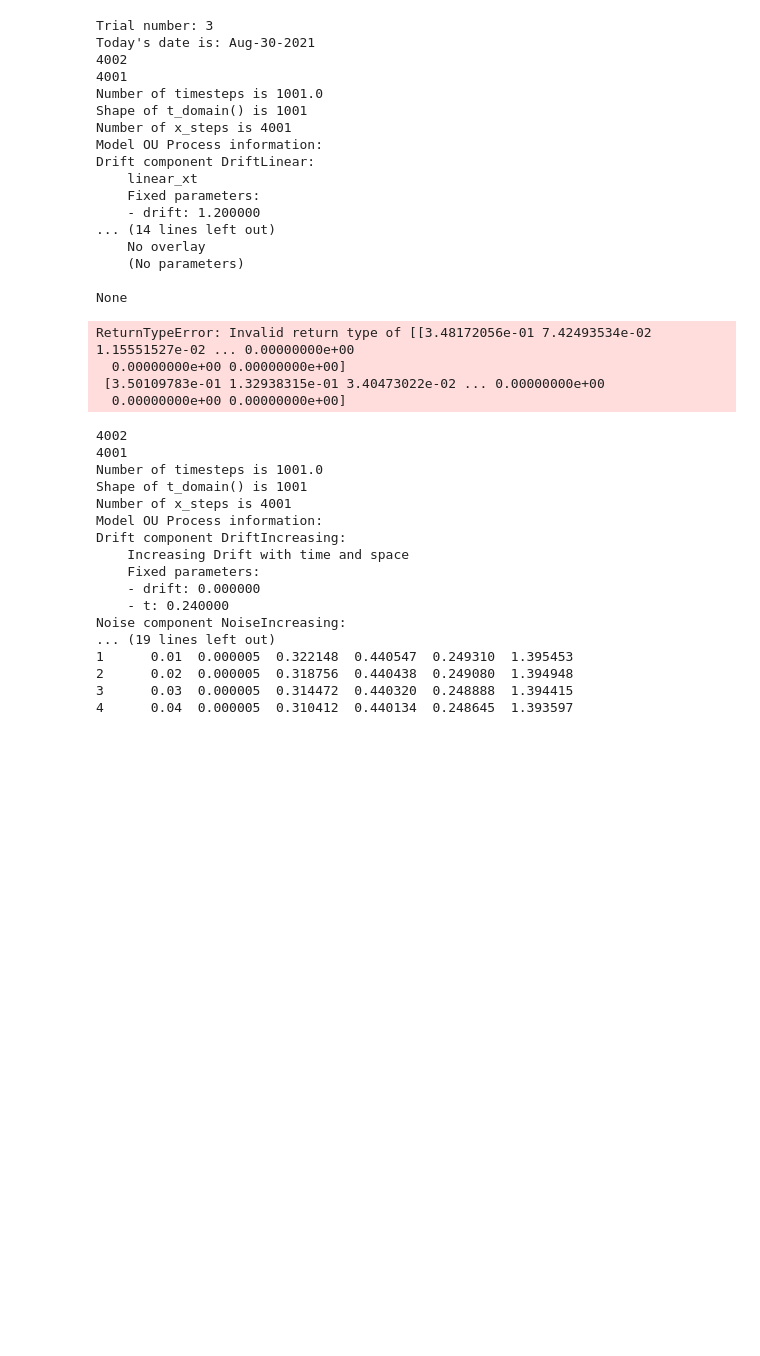
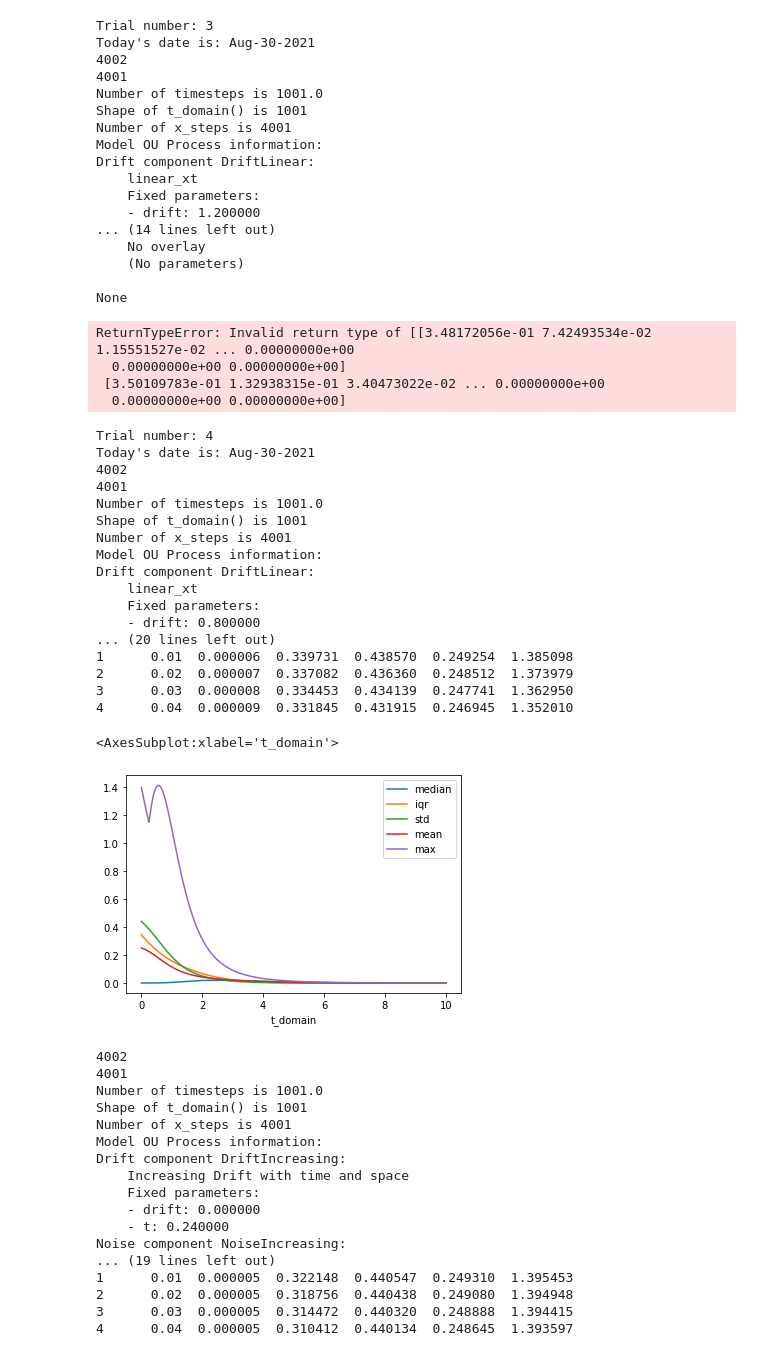
Before and after one commit to OmkarMehta/SSFwithNODE, a Jupyter notebook: pyddm-exploration/pyddm_understanding.ipynb, the cells around one changed output. Cells and saved outputs as stored; diff of their text form; code cells hidden in the pictures; blank space fills up the shorter version.

```diff
--- a/pyddm-exploration/pyddm_understanding.ipynb
+++ b/pyddm-exploration/pyddm_understanding.ipynb
@@ -693,7 +693,7 @@ ReturnTypeError: Invalid return type of [[3.48172056e-01 7.42493534e-02 1.155515
   0.00000000e+00 0.00000000e+00]
 # %%
 # Trial 4: 8-30
-## Unstable Integrator: drift = DriftLinear(drift=1.2, t=0, x=0.4)
+## Unstable Integrator: drift = DriftLinear(drift=0.7, t=0, x=0.4)
 # https://www.programiz.com/python-programming/datetime/current-datetime
 from datetime import date
 trial = 4
@@ -745,7 +745,7 @@ dist = (scipy.stats.norm.pdf(x, 0.5, 0.3)[:-1]/sum(scipy.stats.norm.pdf(x, 0.5,
 print(len(dist))
 # Weiner process with ICUniform
 model = Model(name='OU Process',
-              drift=DriftLinear(drift=1.2, t=0., x=0.4),  # https://github.com/mwshinn/PyDDM/blob/master/ddm/models/drift.py
+              drift=DriftLinear(drift=0.8, t=0., x=0.8),  # https://github.com/mwshinn/PyDDM/blob/master/ddm/models/drift.py
               noise=NoiseConstant(noise=0.01),  # https://github.com/mwshinn/PyDDM/blob/master/ddm/models/noise.py
               IC = ICArbitrary(dist=dist),
               bound=BoundConstant(B=B),  # https://github.com/mwshinn/PyDDM/blob/master/ddm/models/bound.py
@@ -772,33 +772,53 @@ z=pdf_evol
 sh_0, sh_1 = z.shape
 x, t = np.linspace(-5, 5, sh_0), np.linspace(0, 10, sh_1)
 fig = go.Figure(data=[go.Surface(z=z.T, x=x, y=t)])
 
 fig.update_layout(title=f'PDF Evolution', autosize=False,
                   width=500, height=500,
                   margin=dict(l=65, r=50, b=65, t=90))
 
 # # fig.show()
 fig.write_html(f"pdf_evolution_plots/trial-{trial}-{date}.html")
 pdf_median = get_median(pdf_evol)
 pdf_iqr = get_iqr(pdf_evol)
 pdf_std = get_std(pdf_evol)
 pdf_mean = get_mean(pdf_evol)
 pdf_max = get_max(pdf_evol)
 import seaborn as sns
 import pandas as pd
 t_domain = np.arange(0, T_dur+dt, dt)
 data = {
     't_domain': t_domain,
     'median': pdf_median,
     'iqr': pdf_iqr,
     'std': pdf_std,
     'mean': pdf_mean,
     'max': pdf_max
 }
 
 data_df = pd.DataFrame(data)
 print(data_df.head())
 data_df.set_index('t_domain').plot()
+# %% [output]
+Trial number: 4
+Today's date is: Aug-30-2021
+4002
+4001
+Number of timesteps is 1001.0
+Shape of t_domain() is 1001
+Number of x_steps is 4001
+Model OU Process information:
+Drift component DriftLinear:
+    linear_xt
+    Fixed parameters:
+    - drift: 0.800000
+... (20 lines left out)
+1      0.01  0.000006  0.339731  0.438570  0.249254  1.385098
+2      0.02  0.000007  0.337082  0.436360  0.248512  1.373979
+3      0.03  0.000008  0.334453  0.434139  0.247741  1.362950
+4      0.04  0.000009  0.331845  0.431915  0.246945  1.352010
+<AxesSubplot:xlabel='t_domain'>
+[figure, added]
 # %%
 # For LSTM Model
 # libraries
```
